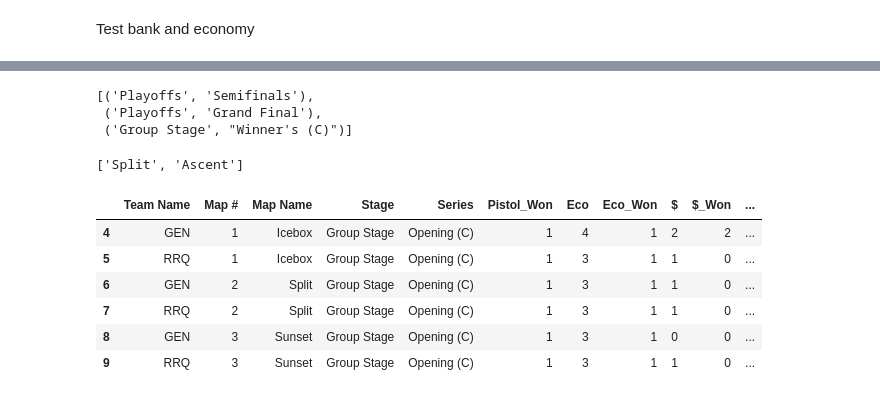
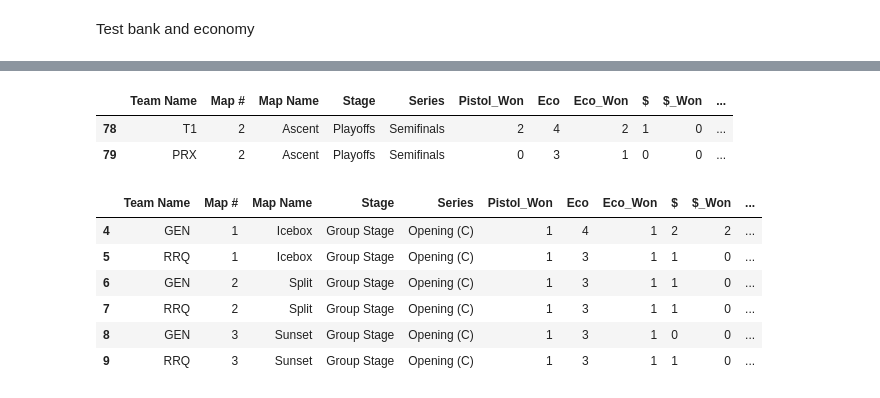
Before and after one commit to mariusBRM/M8_Valorant, a Jupyter notebook: exploration.ipynb, the cells around one changed output, grey strips where cells are left out. Cells and saved outputs as stored; diff of their text form; code cells hidden in the pictures.

```diff
--- a/exploration.ipynb
+++ b/exploration.ipynb
@@ -202,13 +311,16 @@ NameError: name 'argent' is not defined
-# %%
-resultb
-# %% [output]
-[('Playoffs', 'Semifinals'),
- ('Playoffs', 'Grand Final'),
- ('Group Stage', "Winner's (C)")]
-# %%
-list(argent.loc[(argent['Team Name'] == 'T1') & (argent['Stage'] == 'Playoffs') & (argent['Series'] == 'Semifinals')]['Map Name'])
-# %% [output]
-['Split', 'Ascent']
+# %%
+stage = 'Playoffs'
+series = 'Semifinals'
+map_name = 'Ascent'
+team = ['PRX', 'GEN']
+bank_a = ast.literal_eval(data.loc[(data['Stage'] == stage) & (data['Series'] == series) & (data['Map Name'] == map_name) & (data['Team Name'] == team[1])]['Bank'].values[0])
+buys_a = ast.literal_eval(data.loc[(data['Stage'] == stage) & (data['Series'] == series) & (data['Map Name'] == map_name) & (data['Team Name'] == team[1])]['Buys'].values[0])
+# %%
+data.loc[(data['Stage'] == stage) & (data['Series'] == series) & (data['Map Name'] == map_name)]
+# %% [output]
+|  | Team Name | Map # | Map Name | Stage | Series | Pistol_Won | Eco | Eco_Won | $ | $_Won | ... |
+| 78 | T1 | 2 | Ascent | Playoffs | Semifinals | 2 | 4 | 2 | 1 | 0 | ... |
+| 79 | PRX | 2 | Ascent | Playoffs | Semifinals | 0 | 3 | 1 | 0 | 0 | ... |
 # %%
 team = ['RRQ', 'ZETA']
 argent.loc[(argent['Team Name'] == team[0]) & (argent['Team Name'] == team[1]), ['Stage', 'Series', 'Team Name']]
```
Also changed, not shown: parts of 24 cells of this notebook, 25 other files.
